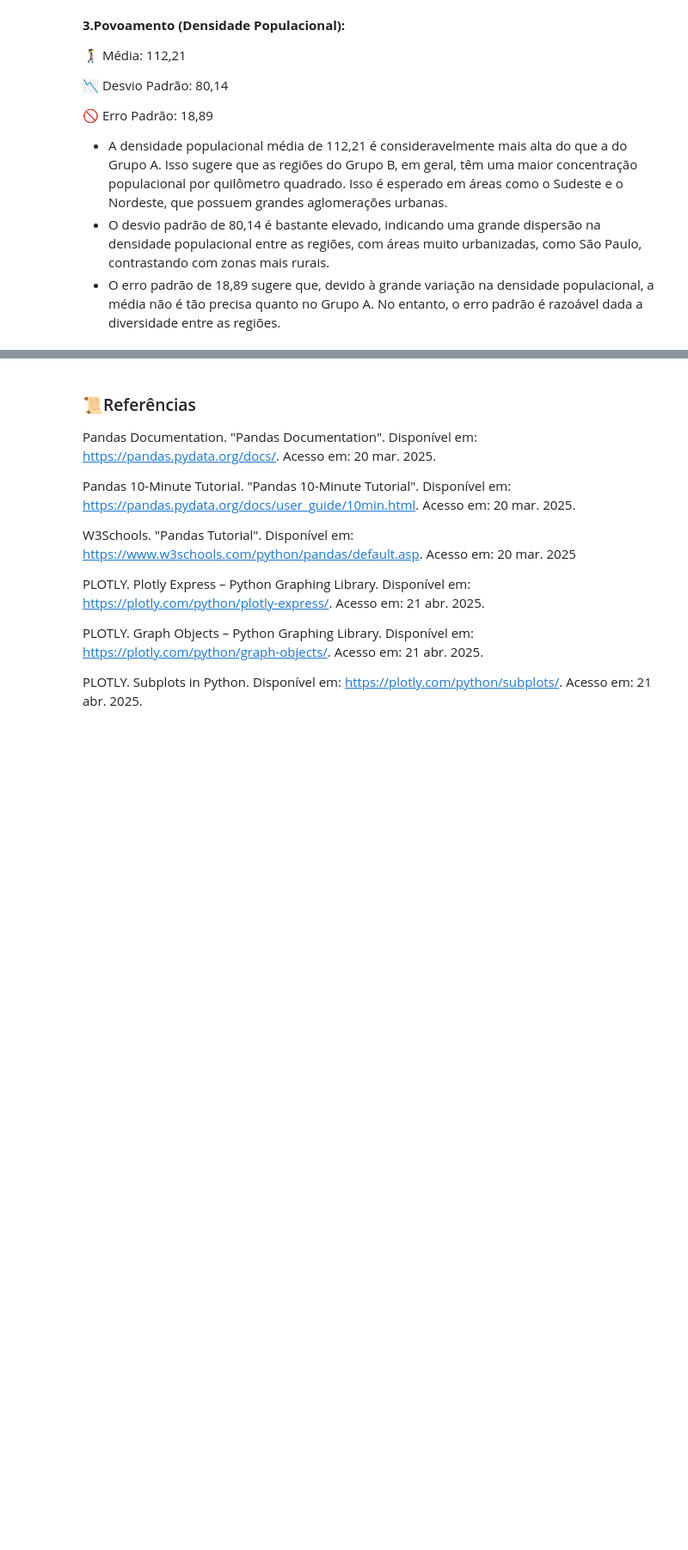
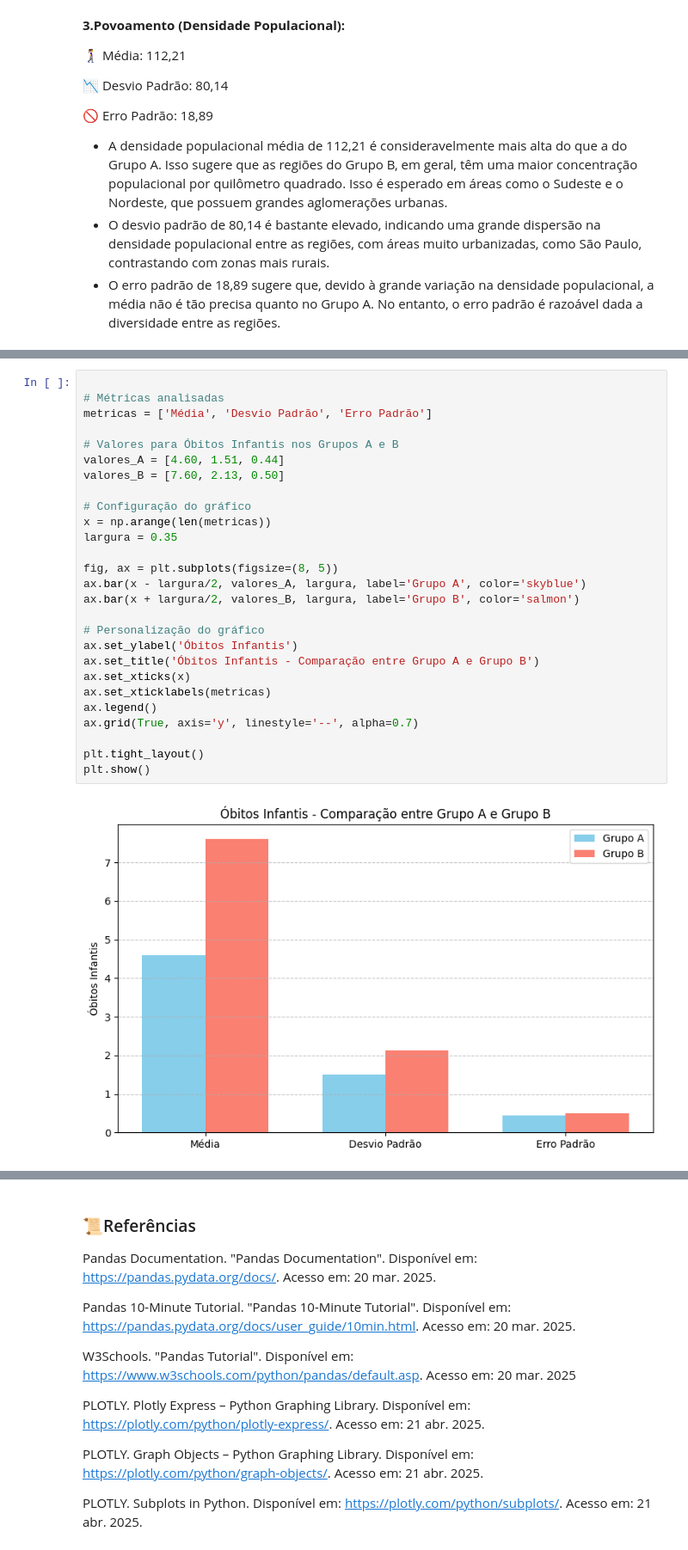
Before and after one commit to alinec-santos/Introducao-a-ciencia-de-dados, a Jupyter notebook: etapa 3/main.ipynb, the cells around one changed output, grey strips where cells are left out. Shown at 86% size. Cells and saved outputs as stored; diff of their text form; blank space fills up the shorter version.

```diff
--- a/etapa 3/main.ipynb
+++ b/etapa 3/main.ipynb
@@ -1617,0 +1691,29 @@ Estatísticas salvas em 'inferência/estatisticas_GrupoB.txt'
+# %%
+
+# Métricas analisadas
+metricas = ['Média', 'Desvio Padrão', 'Erro Padrão']
+
+# Valores para Óbitos Infantis nos Grupos A e B
+valores_A = [4.60, 1.51, 0.44]
+valores_B = [7.60, 2.13, 0.50]
+
+# Configuração do gráfico
+x = np.arange(len(metricas))
+largura = 0.35
+
+fig, ax = plt.subplots(figsize=(8, 5))
+ax.bar(x - largura/2, valores_A, largura, label='Grupo A', color='skyblue')
+ax.bar(x + largura/2, valores_B, largura, label='Grupo B', color='salmon')
+
+# Personalização do gráfico
+ax.set_ylabel('Óbitos Infantis')
+ax.set_title('Óbitos Infantis - Comparação entre Grupo A e Grupo B')
+ax.set_xticks(x)
+ax.set_xticklabels(metricas)
+ax.legend()
+ax.grid(True, axis='y', linestyle='--', alpha=0.7)
+
+plt.tight_layout()
+plt.show()
+# %% [output]
+[figure, added]
```
Also changed, not shown: parts of 12 cells of this notebook.
